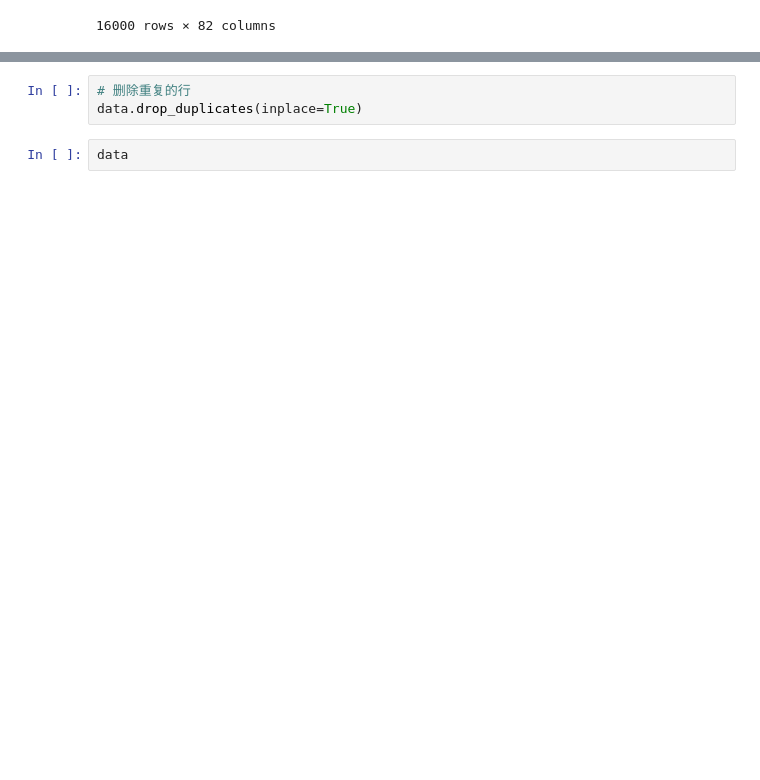
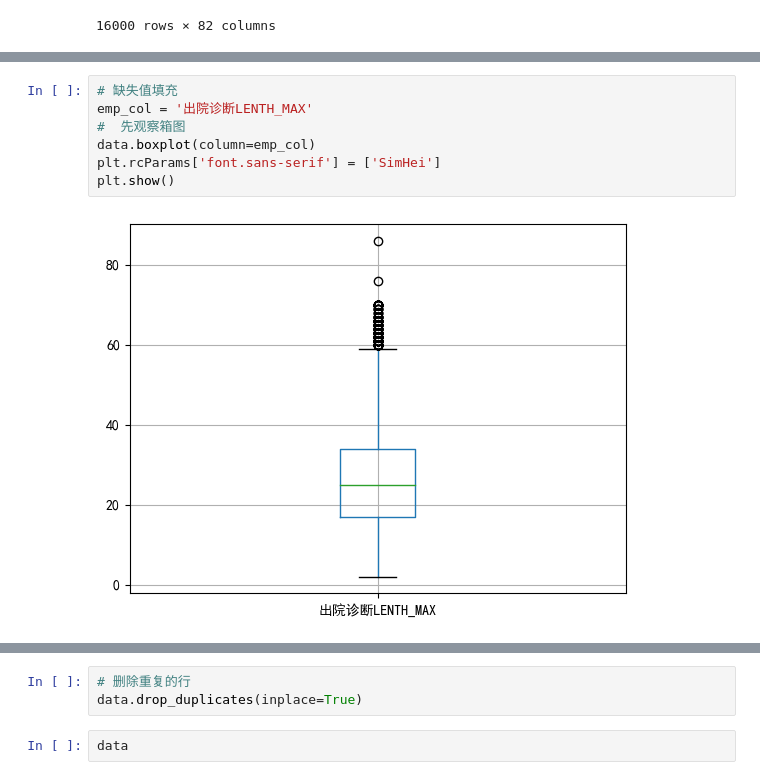
Before and after one commit to xioawei1/fc_project, a Jupyter notebook: python3.8_fc_oneStep.ipynb, the cells around one changed output, grey strips where cells are left out. Drawn from its saved outputs; the diff is of its cells as text; blank space fills up the shorter version.

```diff
--- a/python3.8_fc_oneStep.ipynb
+++ b/python3.8_fc_oneStep.ipynb
@@ -53,0 +53,9 @@ Length: 75, dtype: int64
+# %%
+# 缺失值填充
+emp_col = '出院诊断LENTH_MAX'
+#  先观察箱图
+data.boxplot(column=emp_col)
+plt.rcParams['font.sans-serif'] = ['SimHei']
+plt.show()
+# %% [output]
+[figure, added]
```
Also changed, not shown: parts of 9 cells of this notebook.
